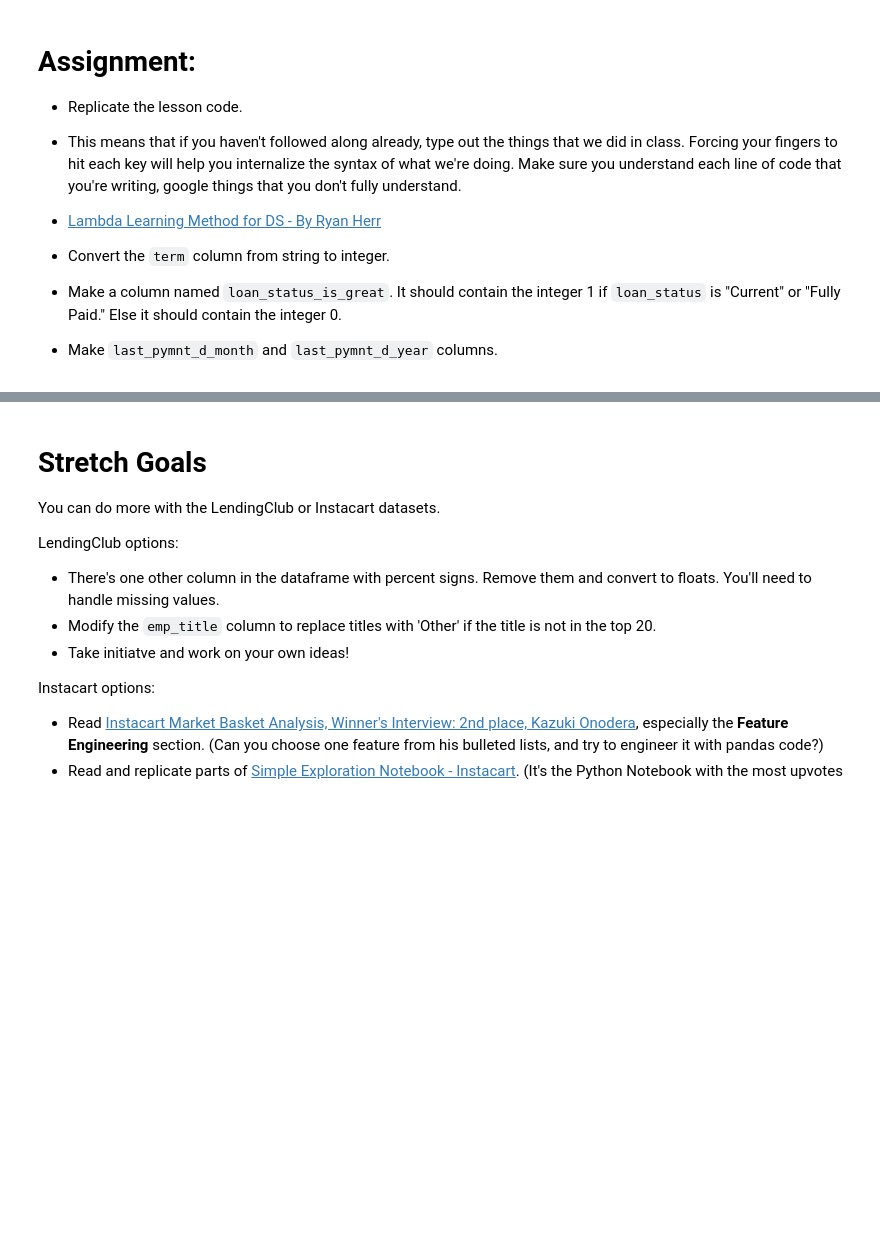
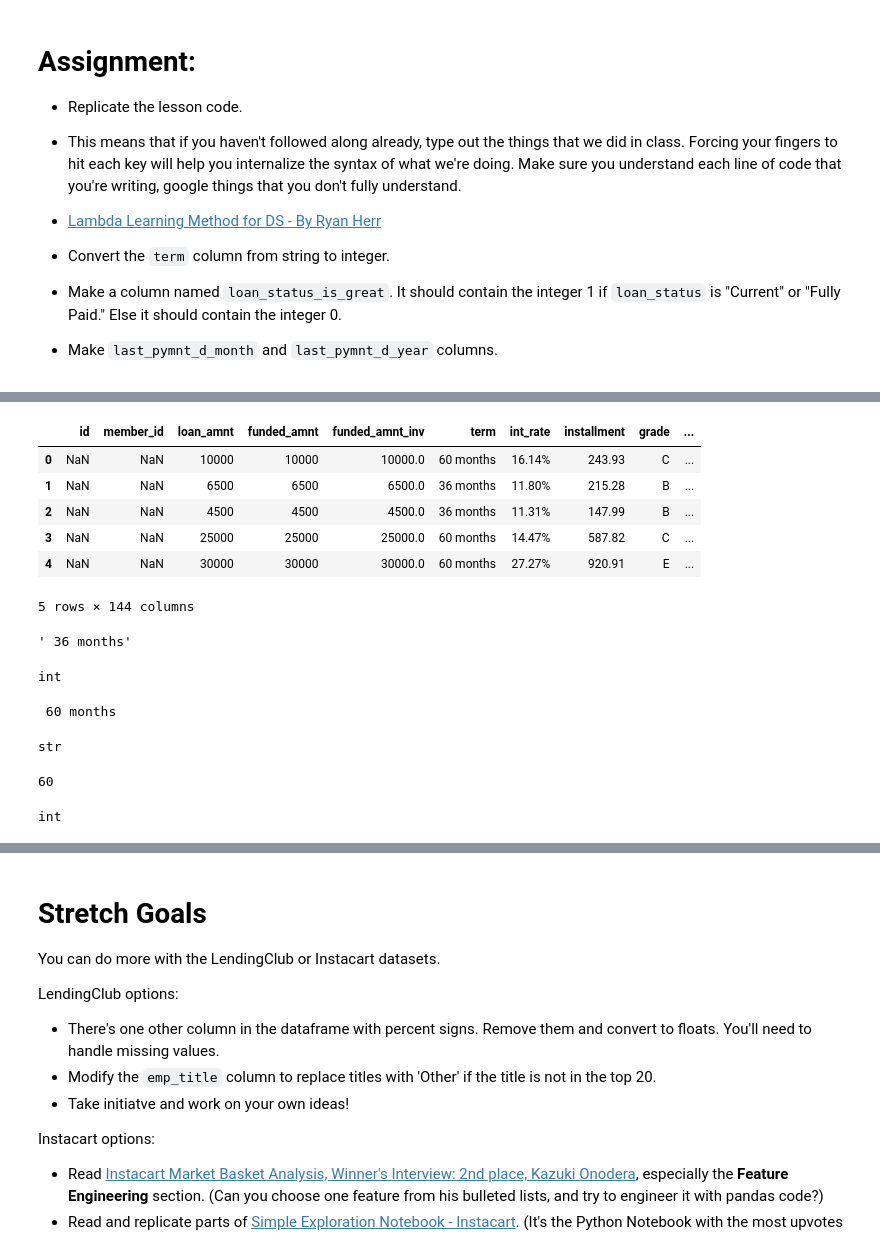
Before and after one commit to kebreck/DS-Unit-1-Sprint-1-Data-Wrangling-and-Storytelling, a Jupyter notebook: module2-make-features/LS_DS_112_Make_Features_Assignment_Breckenfelder.ipynb, the cells around one changed output, grey strips where cells are left out. Drawn from its saved outputs; the diff is of its cells as text; code cells hidden in the pictures; blank space fills up the shorter version.

```diff
--- a/module2-make-features/LS_DS_112_Make_Features_Assignment_Breckenfelder.ipynb
+++ b/module2-make-features/LS_DS_112_Make_Features_Assignment_Breckenfelder.ipynb
@@ -33,3 +16,0 @@ iowa_df.head()
-# %%
-pd.set_option('display.max_rows', 100)
-iowa_df.dtypes[:5]
@@ -251,3 +33,0 @@ df.head()
-# %%
-pd.set_option('display.max_rows', 200)
-df.isnull().sum().sort_values(ascending=True)
@@ -638,0 +39,19 @@ Name: day_diff, dtype: int64
+# %%
+loans = pd.read_csv('LoanStats_2018Q4.csv', header=1, skipfooter=2)
+loans.head()
+# %% [output]
+|  | id | member_id | loan_amnt | funded_amnt | funded_amnt_inv | term | int_rate | installment | grade | ... |
+| 0 | NaN | NaN | 10000 | 10000 | 10000.0 | 60 months | 16.14% | 243.93 | C | ... |
+| 1 | NaN | NaN | 6500 | 6500 | 6500.0 | 36 months | 11.80% | 215.28 | B | ... |
+| 2 | NaN | NaN | 4500 | 4500 | 4500.0 | 36 months | 11.31% | 147.99 | B | ... |
+| 3 | NaN | NaN | 25000 | 25000 | 25000.0 | 60 months | 14.47% | 587.82 | C | ... |
+| 4 | NaN | NaN | 30000 | 30000 | 30000.0 | 60 months | 27.27% | 920.91 | E | ... |
+5 rows × 144 columns
+# %%
+loans['term'][1]
+# %% [output]
+' 36 months'
+# %%
+type(int(loans['term'][1].strip().strip(' months')))
+# %% [output]
+int
@@ -638,0 +61,18 @@ Name: day_diff, dtype: int64
+# %%
+
+term1 = ' 60 months'
+print(term1)
+# %% [output]
+ 60 months
+# %%
+type(term1)
+# %% [output]
+str
+# %%
+stripFunc(term1)
+# %% [output]
+60
+# %%
+type(stripFunc(term1))
+# %% [output]
+int
```
Also changed, not shown: parts of 103 cells of this notebook.
